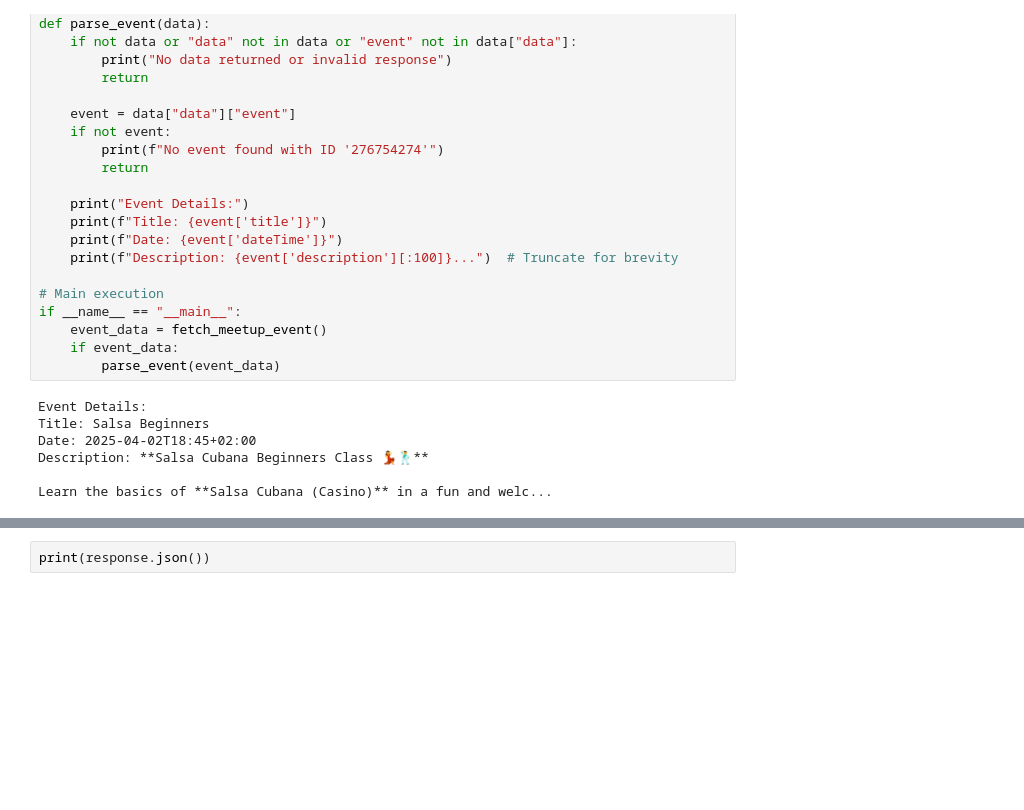
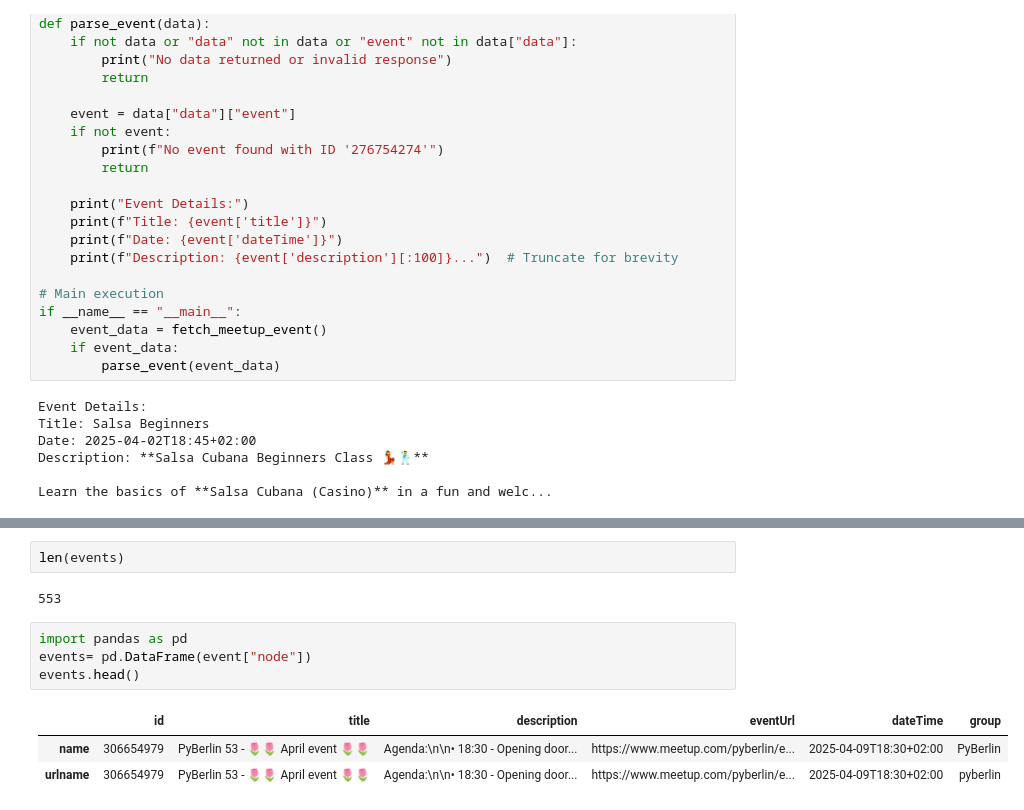
Before and after one commit to AbigailUchennaNkama/masters_thesis_project, a Jupyter notebook: thesis/sythesize_from_scratch/meetup_api.ipynb, the cells around one changed output, grey strips where cells are left out. Saved outputs shown, nothing was run; the diff lists cells and outputs as text; blank space fills up the shorter version.

```diff
--- a/thesis/sythesize_from_scratch/meetup_api.ipynb
+++ b/thesis/sythesize_from_scratch/meetup_api.ipynb
@@ -1253,2 +1548,12 @@ events
-# %%
-print(response.json())
+# %%
+len(events)
+# %% [output]
+553
+# %%
+import pandas as pd
+events= pd.DataFrame(event["node"])
+events.head()
+# %% [output]
+|  | id | title | description | eventUrl | dateTime | group |
+| name | 306654979 | PyBerlin 53 - 🌷🌷 April event 🌷🌷 | Agenda:\n\n• 18:30 - Opening door... | https://www.meetup.com/pyberlin/e... | 2025-04-09T18:30+02:00 | PyBerlin |
+| urlname | 306654979 | PyBerlin 53 - 🌷🌷 April event 🌷🌷 | Agenda:\n\n• 18:30 - Opening door... | https://www.meetup.com/pyberlin/e... | 2025-04-09T18:30+02:00 | pyberlin |
```
Also changed, not shown: parts of 21 cells of this notebook, 11 other files.
